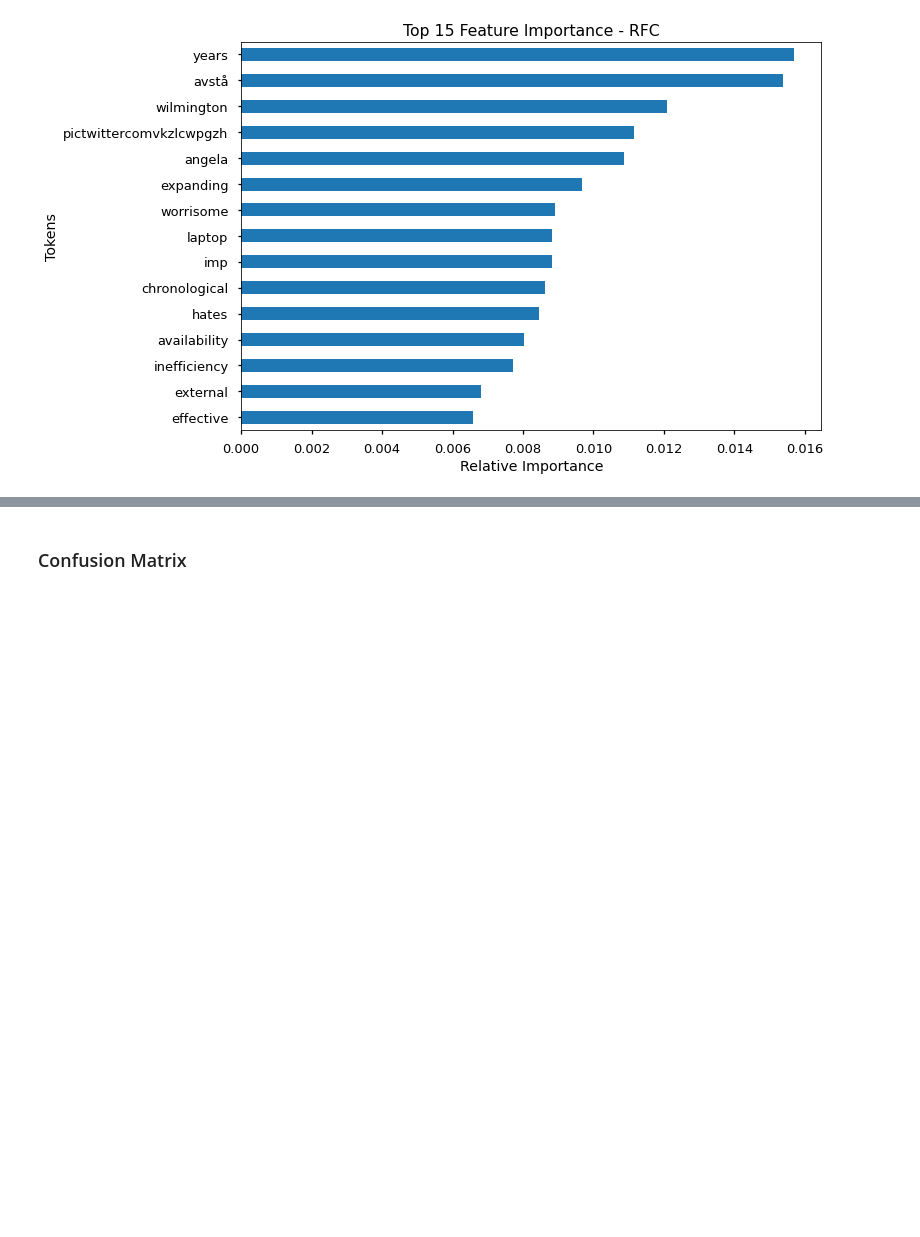
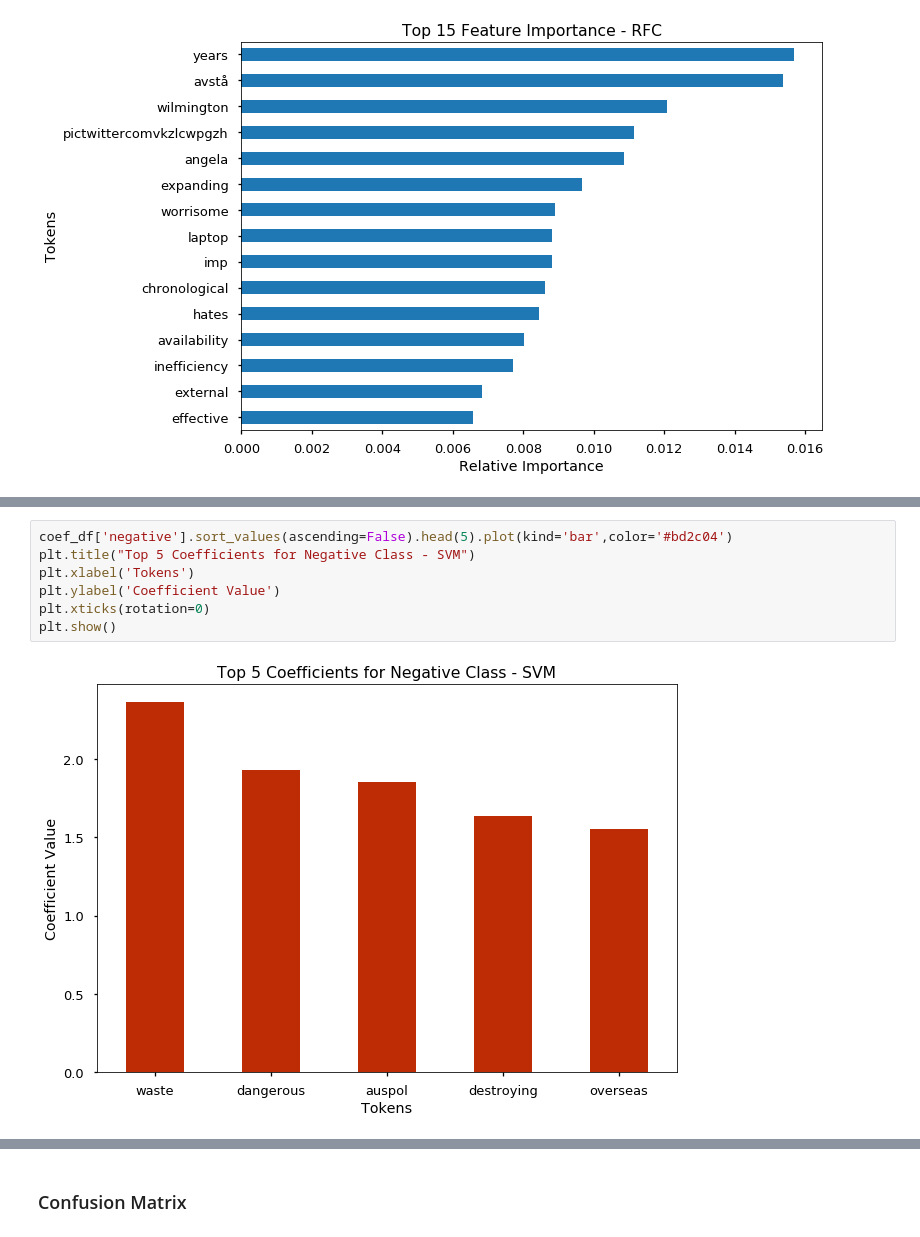
Before and after one commit to AlisonSalerno/twitter_sentiment_analysis, a Jupyter notebook: modelling .ipynb, the cells around one changed output, grey strips where cells are left out. Drawn from its saved outputs; the diff is of its cells as text; blank space fills up the shorter version.

```diff
--- a/modelling .ipynb
+++ b/modelling .ipynb
@@ -270,0 +248,9 @@ ValueError: WRITEBACKIFCOPY base is read-only
+# %%
+coef_df['negative'].sort_values(ascending=False).head(5).plot(kind='bar',color='#bd2c04')
+plt.title("Top 5 Coefficients for Negative Class - SVM")
+plt.xlabel('Tokens')
+plt.ylabel('Coefficient Value')
+plt.xticks(rotation=0)
+plt.show()
+# %% [output]
+[figure, added]
```
Also changed, not shown: parts of 24 cells of this notebook, 1 other file.
